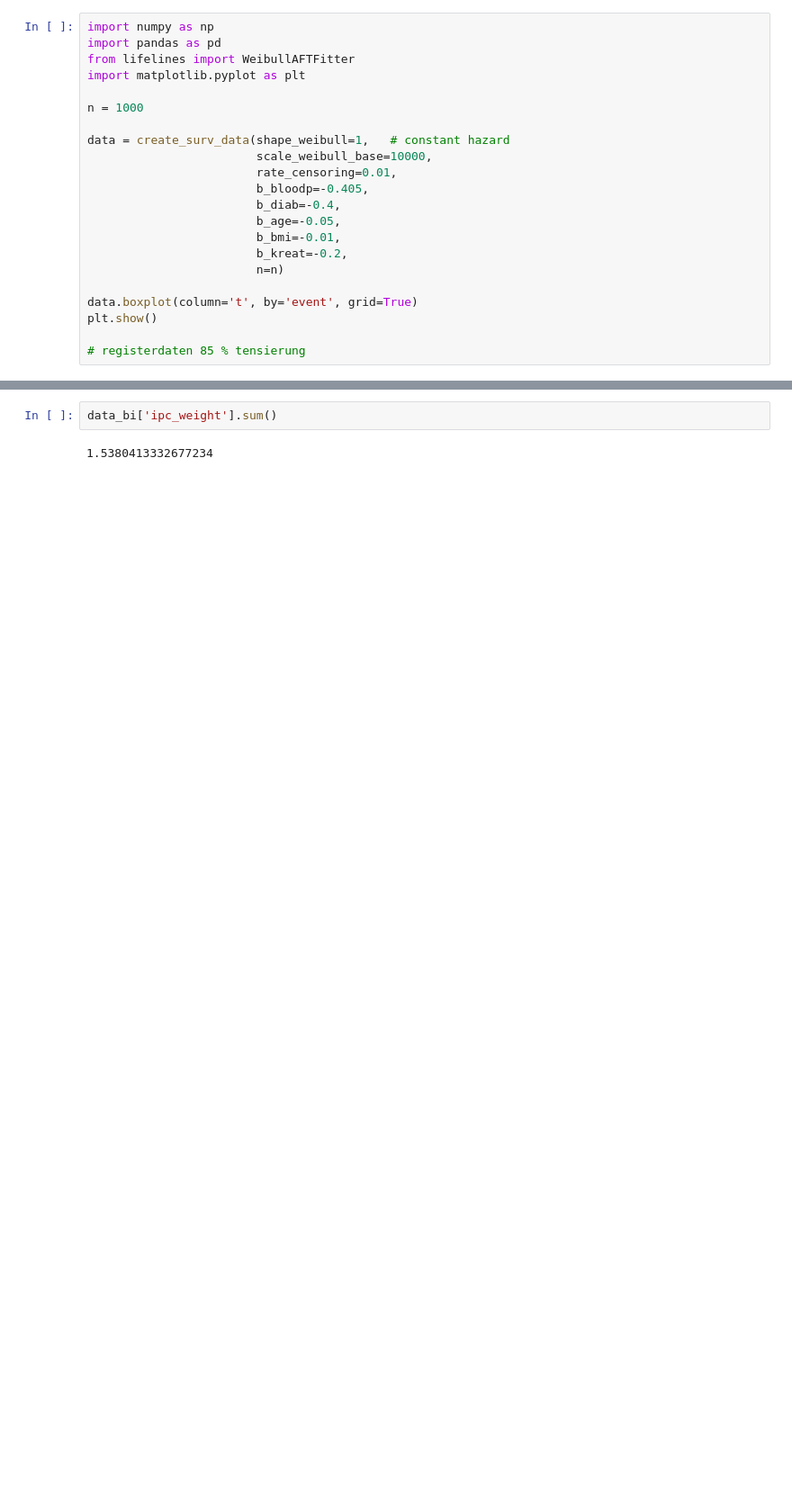
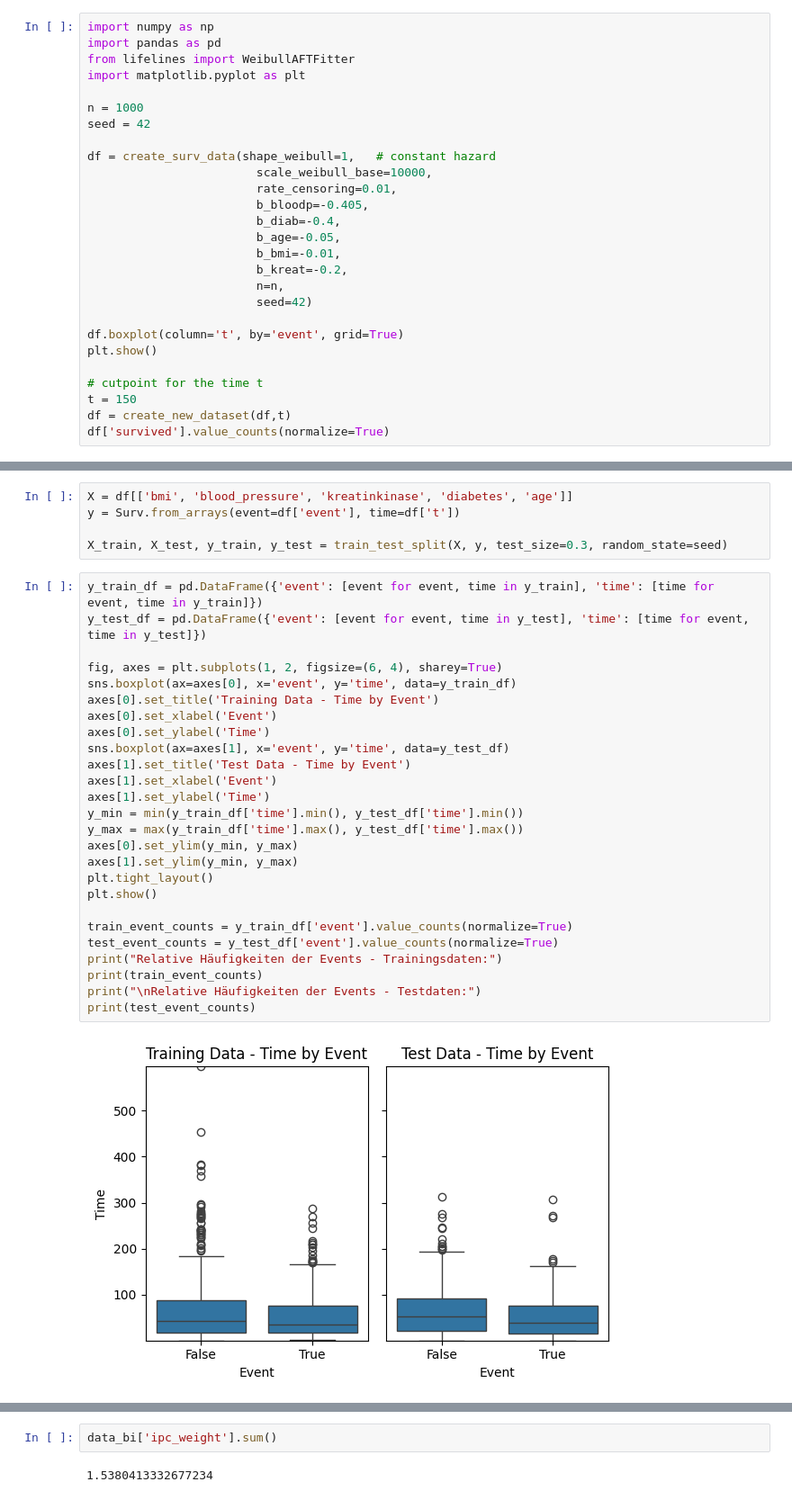
Before and after one commit to rehan-b/Masterarbeit_Butt, a Jupyter notebook: 04_beispiel_mit_simulierten_survival_data/test.ipynb, the cells around one changed output, grey strips where cells are left out. Shown at 90% size. Saved outputs shown, nothing was run; the diff lists cells and outputs as text; blank space fills up the shorter version.

```diff
--- a/04_beispiel_mit_simulierten_survival_data/test.ipynb
+++ b/04_beispiel_mit_simulierten_survival_data/test.ipynb
@@ -8,8 +36,9 @@ from lifelines import WeibullAFTFitter
 import matplotlib.pyplot as plt
 
 n = 1000
+seed = 42
 
-data = create_surv_data(shape_weibull=1,   # constant hazard
+df = create_surv_data(shape_weibull=1,   # constant hazard
                         scale_weibull_base=10000,
                         rate_censoring=0.01,
                         b_bloodp=-0.405,
@@ -17,10 +46,14 @@ data = create_surv_data(shape_weibull=1,   # constant hazard
                         b_age=-0.05,
                         b_bmi=-0.01,
                         b_kreat=-0.2,
-                        n=n)
+                        n=n,
+                        seed=42)
 
-data.boxplot(column='t', by='event', grid=True)
+df.boxplot(column='t', by='event', grid=True)
 plt.show()
 
-# registerdaten 85 % tensierung
+# cutpoint for the time t
+t = 150
+df = create_new_dataset(df,t)
+df['survived'].value_counts(normalize=True)
 # %% [output]
@@ -71,0 +89,33 @@ data_bi
+# %%
+X = df[['bmi', 'blood_pressure', 'kreatinkinase', 'diabetes', 'age']]
+y = Surv.from_arrays(event=df['event'], time=df['t'])
+
+X_train, X_test, y_train, y_test = train_test_split(X, y, test_size=0.3, random_state=seed)
+# %%
+y_train_df = pd.DataFrame({'event': [event for event, time in y_train], 'time': [time for event, time in y_train]})
+y_test_df = pd.DataFrame({'event': [event for event, time in y_test], 'time': [time for event, time in y_test]})
+
+fig, axes = plt.subplots(1, 2, figsize=(6, 4), sharey=True)
+sns.boxplot(ax=axes[0], x='event', y='time', data=y_train_df)
+axes[0].set_title('Training Data - Time by Event')
+axes[0].set_xlabel('Event')
+axes[0].set_ylabel('Time')
+sns.boxplot(ax=axes[1], x='event', y='time', data=y_test_df)
+axes[1].set_title('Test Data - Time by Event')
+axes[1].set_xlabel('Event')
+axes[1].set_ylabel('Time')
+y_min = min(y_train_df['time'].min(), y_test_df['time'].min())
+y_max = max(y_train_df['time'].max(), y_test_df['time'].max())
+axes[0].set_ylim(y_min, y_max)
+axes[1].set_ylim(y_min, y_max)
+plt.tight_layout()
+plt.show()
+
+train_event_counts = y_train_df['event'].value_counts(normalize=True)
+test_event_counts = y_test_df['event'].value_counts(normalize=True)
+print("Relative Häufigkeiten der Events - Trainingsdaten:")
+print(train_event_counts)
+print("\nRelative Häufigkeiten der Events - Testdaten:")
+print(test_event_counts)
+# %% [output]
+[figure, added]
```
Also changed, not shown: parts of 15 cells of this notebook.
